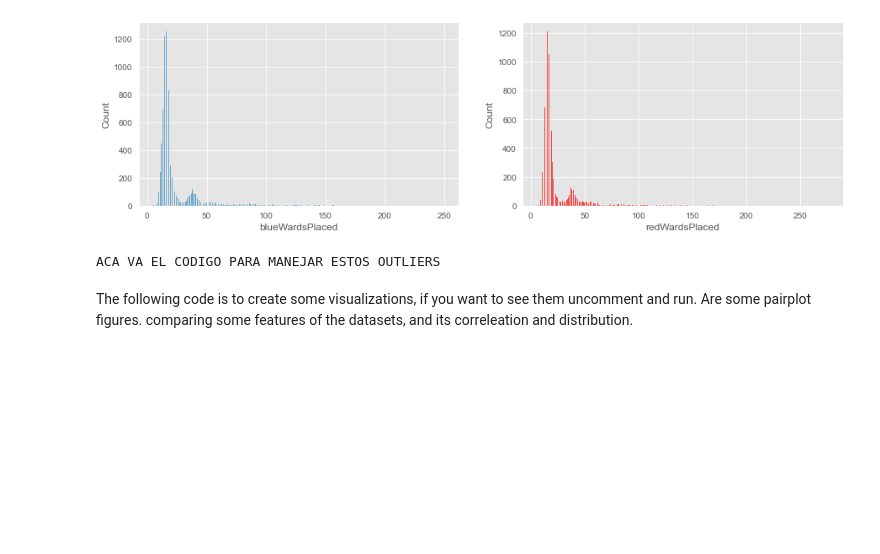
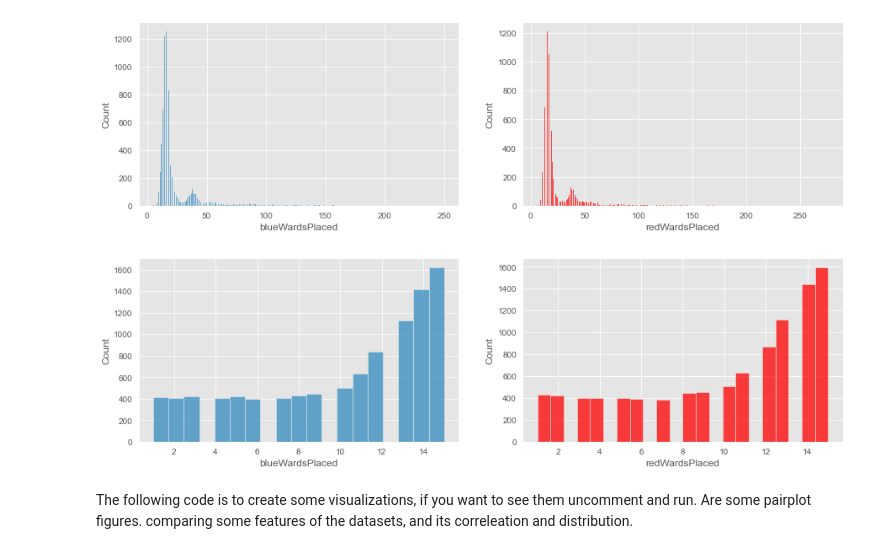
Before and after one commit to juanfelipehdezm/LOL-league-Of-Legends, a Jupyter notebook: LeagueOfLegends.ipynb, the cells around one changed output. Drawn from its saved outputs; the diff is of its cells as text; code cells hidden in the pictures; blank space fills up the shorter version.

```diff
--- a/LeagueOfLegends.ipynb
+++ b/LeagueOfLegends.ipynb
@@ -72,7 +73,3 @@ plt.show()
 #lets deal with it
 # %% [output]
 [figure]
-# %%
-print("ACA VA EL CODIGO PARA MANEJAR ESTOS OUTLIERS")
-# %% [output]
-ACA VA EL CODIGO PARA MANEJAR ESTOS OUTLIERS
@@ -79,3 +83,10 @@ ACA VA EL CODIGO PARA MANEJAR ESTOS OUTLIERS
+# %%
+fig,ax = plt.subplots(1,2,figsize=(15,4))
+sns.histplot(x="blueWardsPlaced",data=LOL_data,ax = ax[0])
+sns.histplot(x="redWardsPlaced",data=LOL_data,ax = ax[1],color="r")
+plt.show()
+# %% [output]
+[figure, added]
 # %% [markdown]
 The following code is to create some visualizations, if you want to see them uncomment and run. Are some pairplot figures. comparing some features of the datasets, and its correleation and distribution.
 # %%
```
Also changed, not shown: parts of 8 cells of this notebook.
